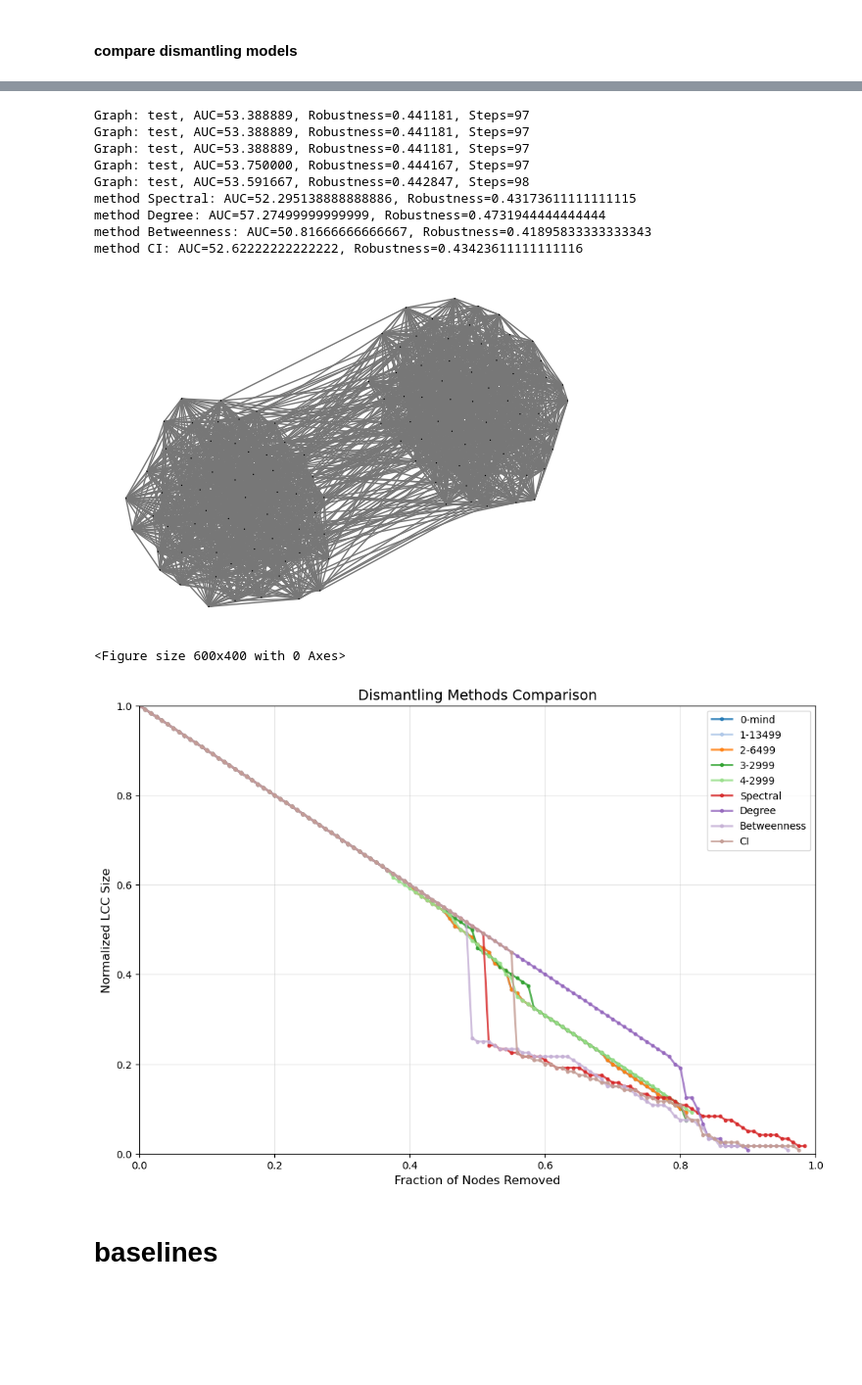
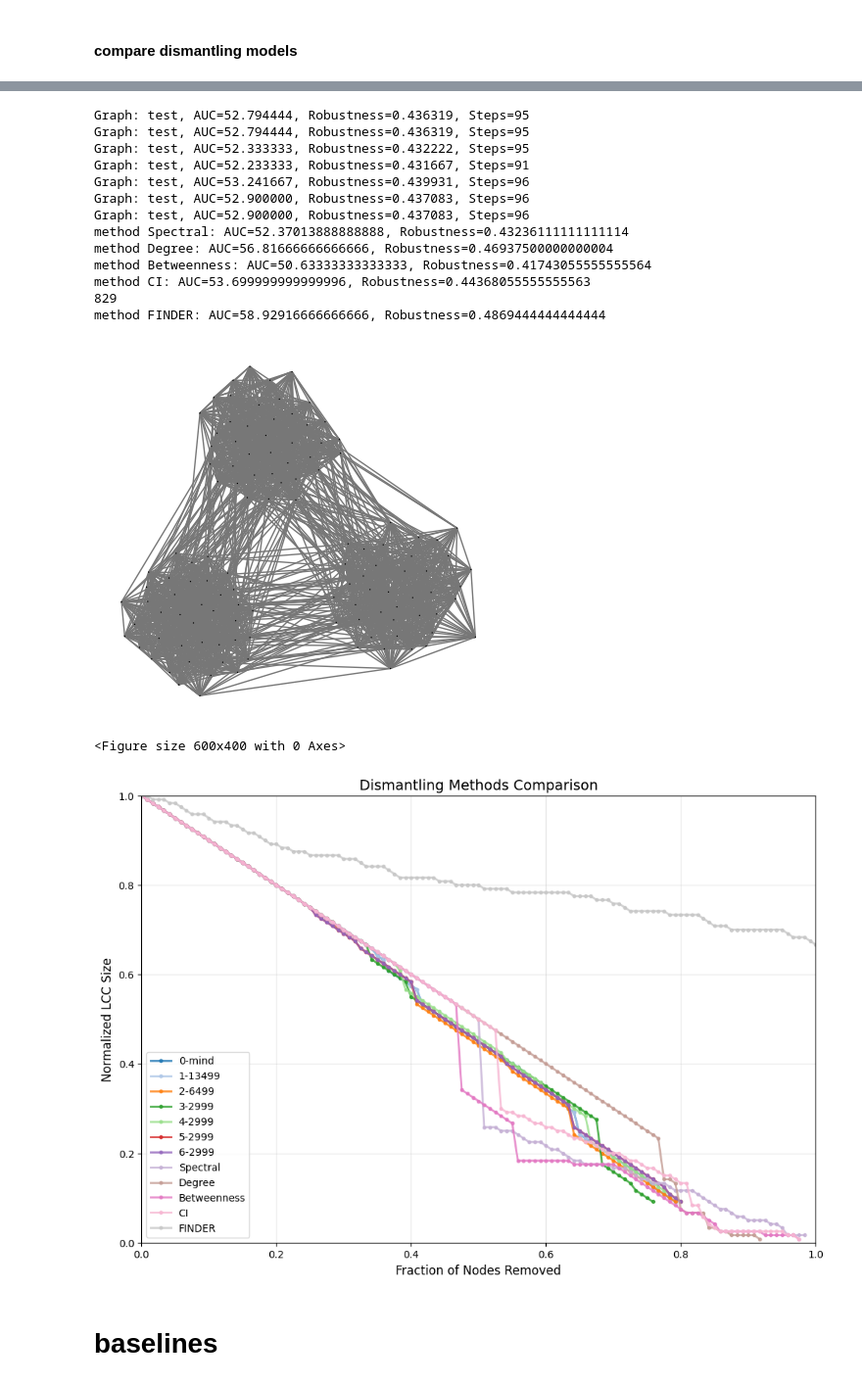
Before and after one commit to Rich-Chaw/MIND-ND, a Jupyter notebook: baseline.ipynb, the cells around one changed output, grey strips where cells are left out. Shown at 98% size. Drawn from its saved outputs; the diff is of its cells as text; code cells hidden in the pictures; blank space fills up the shorter version.

```diff
--- a/baseline.ipynb
+++ b/baseline.ipynb
@@ -175,15 +175,16 @@ from utils.plot import plot_graph
 g_name = 'test'
 # g = load_g(f'graphs/real/FINDER/Crime.pkl',name=g_name)
 # g = load_g(f'graphs/real/bio/maayan-figeys.pkl',name=g_name)
-# g = load_g(f'graphs/real/tech/gridkit-north_america.pkl',name=g_name)
+g = load_g(f'graphs/real/tech/gridkit-north_america.pkl',name=g_name)
 # g = load_g(f'graphs/train/100_200_RGG_2000/00008.pkl',name=g_name)
-g = load_g(f'graphs/train/100_200_SBM_2000/00010.pkl',name=g_name)
+# g = load_g(f'graphs/valid/00031_SBM.pkl',name=g_name)
 # g = ig.Graph.GRG(n=500, radius=0.13)
 
-plot_graph(g)
+g_lcc = g.connected_components().giant()
+plot_graph(g_lcc)
 
 all_results = {}
-compare_models = [
+compare_mind_ckpts = [
                     'saved/mind.ckpt',
                     # 'saved/finetune_20251216_003004/7999.ckpt',
                     # 'saved/finetune_20251216_140104/2999.ckpt',
@@ -193,20 +194,23 @@ compare_models = [
                     'saved/finetune_20251218_185945/13499.ckpt', #100-200,RGG
                     'saved/finetune_20251222_000136/6499.ckpt',  #100-200,SBM
                     'saved/finetune_20251222_210303/2999.ckpt',  #100-200,SBM,spectral
-                    'saved/finetune_20251223_141913/2999.ckpt'   #100-200,SBM,betweenness
+                    'saved/finetune_20251223_141913/2999.ckpt',   #100-200,SBM,betweenness
+                    'saved/finetune_20251229_155032/2999.ckpt',  #100-200,SBM,betweenness,prior
+                    'saved/finetune_20251230_001358/2999.ckpt', #100-200,SBM,betweenness,prior
                     ]
 
-for idx, ckpt_pth in enumerate(compare_models):
+for idx, ckpt_pth in enumerate(compare_mind_ckpts):
     _, _, test_removals  = dismantling(g,'MIND',step_ratio=0.0,ckpt_pth=ckpt_pth)
     method_name = str(idx)+ '-' + os.path.basename(ckpt_pth).replace('.ckpt', '')
     all_results[method_name] = test_removals
 
 from baseline import baseline_dismantling,METHODS
 methods = {
-    "Spectral":METHODS['Spectral'],
+    # "Spectral":METHODS['Spectral'],
     "Degree":METHODS['Degree'],
     "Betweenness":METHODS['Betweenness'],
     "CI": METHODS['CI'],
+    # 'FINDER':METHODS['FINDER']
 }
 baseline_results = baseline_dismantling(g,methods,visualize=False)
 all_results.update(baseline_results)
@@ -240,9 +245,9 @@ from utils.plot import plot_graph
 from visualize_dismantling import visualize_multiple_dynamic
 from graphs.graph_models import stochastic_block_model
 
-p_in = 0.5
+p_in = 0.7
 p_out = 0.05
-g = stochastic_block_model(120,p_in,p_out,2)
+g = stochastic_block_model(120,p_in,p_out,3)
 g['name'] = 'test'
 
 plot_graph(g)
@@ -252,46 +257,53 @@ compare_models = [
                     # 'saved/finetune_20251216_003004/7999.ckpt',
                     # 'saved/finetune_20251216_140104/2999.ckpt',
                     # 'saved/finetune_20251216_180547/9999.ckpt',
                     # 'saved/finetune_20251216_180547/7999.ckpt',
                     # 'saved/finetune_20251217_145647/5999.ckpt',
                     'saved/finetune_20251218_185945/13499.ckpt', #100-200,RGG
                     'saved/finetune_20251222_000136/6499.ckpt',  #100-200,SBM
                     'saved/finetune_20251222_210303/2999.ckpt',  #100-200,SBM,spectral
-                    'saved/finetune_20251223_141913/2999.ckpt'   #100-200,SBM,betweenness
+                    'saved/finetune_20251223_141913/2999.ckpt',   #100-200,SBM,betweenness
+                    'saved/finetune_20251229_155032/2999.ckpt',  #100-200,SBM,betweenness,prior
+                    'saved/finetune_20251230_001358/2999.ckpt', #100-200,SBM,betweenness,prior
                     ]
 
 for idx, ckpt_pth in enumerate(compare_models):
     _, _, test_removals  = dismantling(g,'MIND',step_ratio=0.0,ckpt_pth=ckpt_pth)
     method_name = str(idx) + '-'+ os.path.basename(ckpt_pth).replace('.ckpt', '')
     all_results[method_name] = test_removals
 
 from baseline import baseline_dismantling,METHODS
 methods = {
     "Spectral":METHODS['Spectral'],
     "Degree":METHODS['Degree'],
     "Betweenness":METHODS['Betweenness'],
     "CI": METHODS['CI'],
+    'FINDER':METHODS['FINDER']
 }
 baseline_results = baseline_dismantling(g,methods,visualize=False)
 all_results.update(baseline_results)
 
 from visualize_dismantling import visualize_multiple_curve
 visualize_multiple_curve(g,all_results)
 
 # visualize_multiple_dynamic(g,all_results,output_dir="temp")
 # %% [output]
-Graph: test, AUC=53.388889, Robustness=0.441181, Steps=97
-Graph: test, AUC=53.388889, Robustness=0.441181, Steps=97
-Graph: test, AUC=53.388889, Robustness=0.441181, Steps=97
-Graph: test, AUC=53.750000, Robustness=0.444167, Steps=97
-Graph: test, AUC=53.591667, Robustness=0.442847, Steps=98
-method Spectral: AUC=52.295138888888886, Robustness=0.43173611111111115
-method Degree: AUC=57.27499999999999, Robustness=0.4731944444444444
-method Betweenness: AUC=50.81666666666667, Robustness=0.41895833333333343
-method CI: AUC=52.62222222222222, Robustness=0.43423611111111116
+Graph: test, AUC=52.794444, Robustness=0.436319, Steps=95
+Graph: test, AUC=52.794444, Robustness=0.436319, Steps=95
+Graph: test, AUC=52.333333, Robustness=0.432222, Steps=95
+Graph: test, AUC=52.233333, Robustness=0.431667, Steps=91
+Graph: test, AUC=53.241667, Robustness=0.439931, Steps=96
+Graph: test, AUC=52.900000, Robustness=0.437083, Steps=96
+Graph: test, AUC=52.900000, Robustness=0.437083, Steps=96
+method Spectral: AUC=52.37013888888888, Robustness=0.43236111111111114
+method Degree: AUC=56.81666666666666, Robustness=0.46937500000000004
+method Betweenness: AUC=50.63333333333333, Robustness=0.41743055555555564
+method CI: AUC=53.699999999999996, Robustness=0.44368055555555563
+829
+method FINDER: AUC=58.92916666666666, Robustness=0.4869444444444444
-[figure, old version]
+[figure, new version]
 <Figure size 600x400 with 0 Axes>
-[figure, old version]
+[figure, new version]
 # %% [markdown]
 # baselines
 # %%
```
Also changed, not shown: parts of 1 cell of this notebook, 9 other files.
